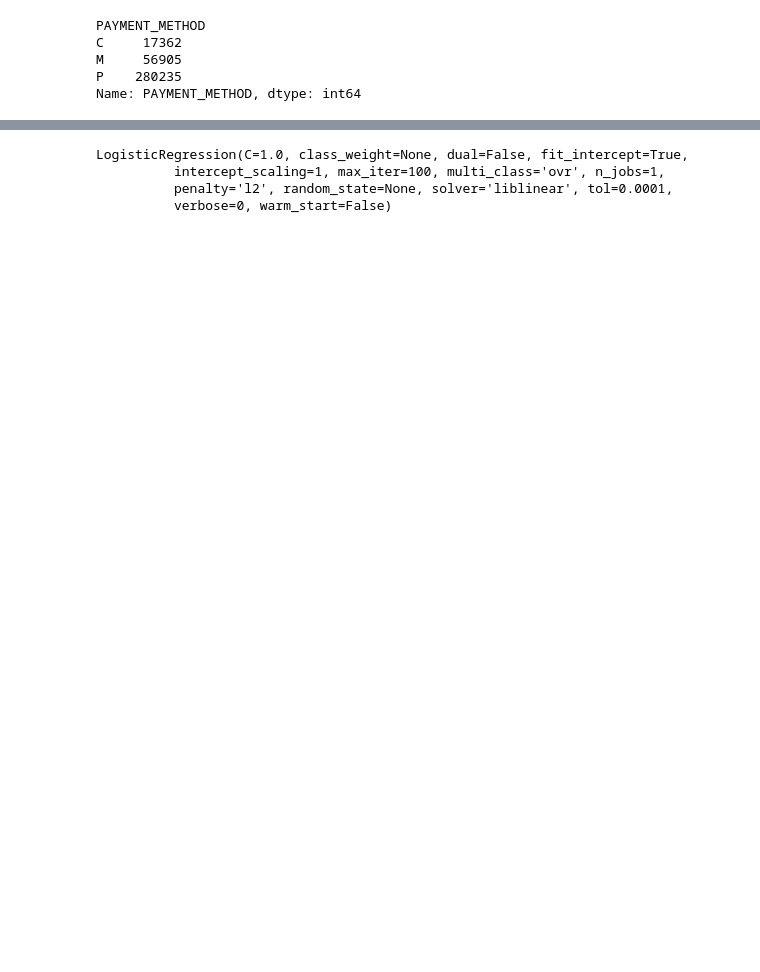
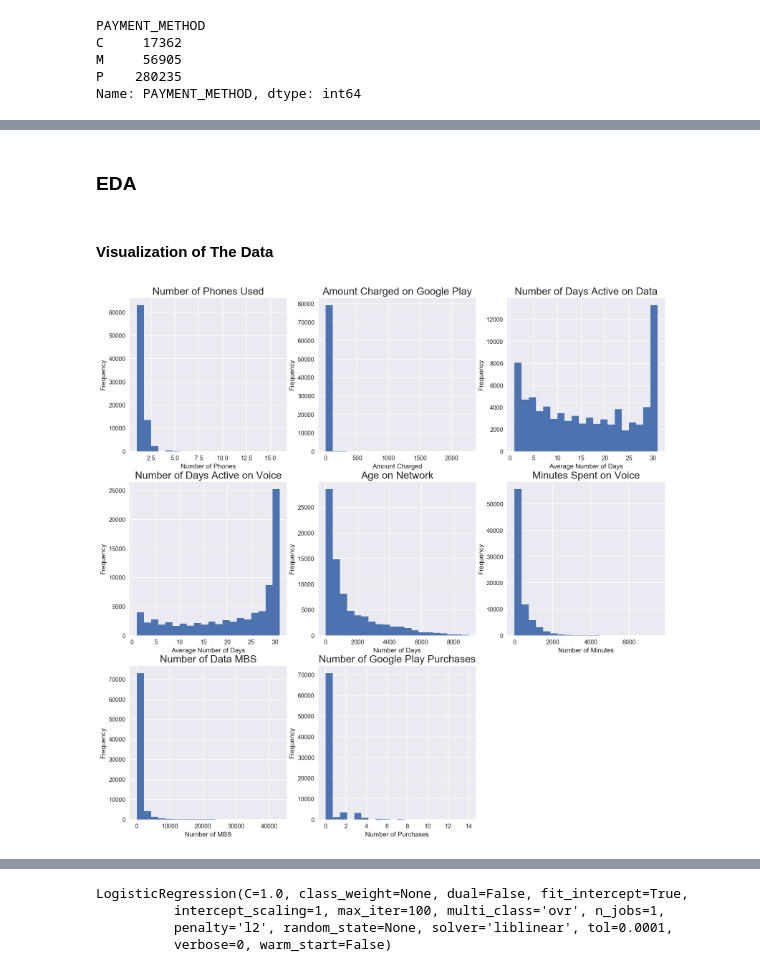
Before and after one commit to dgitahi/Propensity-Model, a Jupyter notebook: Propensity+Modelling.ipynb, the cells around one changed output, grey strips where cells are left out. Drawn from its saved outputs; the diff is of its cells as text; code cells hidden in the pictures; blank space fills up the shorter version.

```diff
--- a/Propensity+Modelling.ipynb
+++ b/Propensity+Modelling.ipynb
@@ -289,0 +232,66 @@ df7.drop("ENGAGED_df3",inplace = True,axis = 1)
+# %% [markdown]
+### EDA
+# %% [markdown]
+#### Visualization of The Data
+# %%
+plt.figure(figsize=(16,16))
+
+plt.subplot(3,3,1)
+plt.title("Number of Phones Used",fontsize = 17)
+plt.hist(df8["MANUFACTURER"],bins=20)
+plt.ylabel("Frequency")
+plt.xlabel("Number of Phones")
+
+plt.subplot(3,3,2)
+plt.title("Amount Charged on Google Play",fontsize = 17)
+plt.hist(df8["AMOUNT_EXCL_VAT"],bins=20)
+plt.ylabel("Frequency")
+plt.xlabel("Amount Charged")
+
+
+
+plt.subplot(3,3,3)
+plt.title("Number of Days Active on Data",fontsize = 17)
+plt.hist(df8["CNT_ACTV_DATA_DAYS"],bins=20)
+plt.ylabel("Frequency")
+plt.xlabel("Average Number of Days")
+
+
+plt.subplot(3,3,4)
+plt.title("Number of Days Active on Voice",fontsize = 17)
+plt.hist(df8["CNT_ACTV_VOICE_DAYS"],bins=20)
+plt.ylabel("Frequency")
+plt.xlabel("Average Number of Days")
+
+
+plt.subplot(3,3,5)
+plt.title("Age on Network",fontsize = 17)
+plt.hist(df8["CONNECTED_DAYS"],bins=20)
+plt.ylabel("Frequency")
+plt.xlabel("Number of Days")
+
+
+plt.subplot(3,3,6)
+plt.title("Minutes Spent on Voice",fontsize = 17)
+plt.hist(df8["EVENT_DUR_MIN"],bins=20)
+plt.ylabel("Frequency")
+plt.xlabel("Number of Minutes")
+
+
+plt.subplot(3,3,7)
+plt.title("Number of Data MBS",fontsize = 17)
+plt.hist(df8["TOTAL_VOL_MB"],bins=20)
+plt.ylabel("Frequency")
+plt.xlabel("Number of MBS")
+
+
+plt.subplot(3,3,8)
+plt.title("Number of Google Play Purchases",fontsize = 17)
+plt.hist(df8["TOT_NUM_PURCHASES"],bins=20)
+plt.ylabel("Frequency")
+plt.xlabel("Number of Purchases")
+
+
+plt.show()
+# %% [output]
+[figure, added]
```
Also changed, not shown: parts of 137 cells of this notebook.
